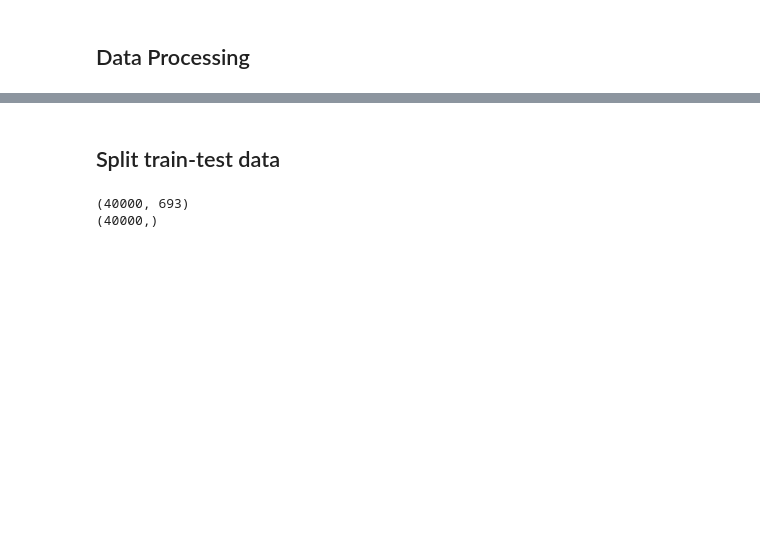
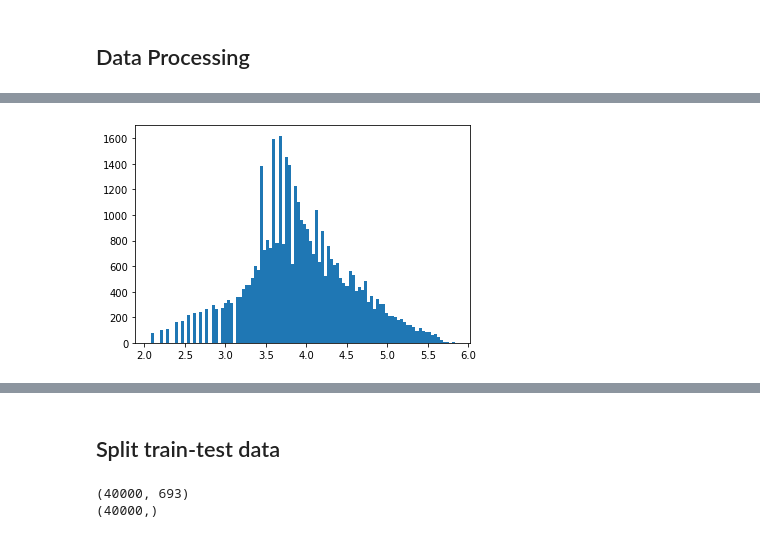
Before and after one commit to NormanHung/IMDB-Sentiment, a Jupyter notebook: SentimentAnalysis.ipynb, the cells around one changed output, grey strips where cells are left out. Drawn from its saved outputs; the diff is of its cells as text; code cells hidden in the pictures; blank space fills up the shorter version.

```diff
--- a/SentimentAnalysis.ipynb
+++ b/SentimentAnalysis.ipynb
@@ -146,0 +252,6 @@ print(np.std([len(row) - 1 for row in TrainTestX]))
+# %%
+plt.close("all")
+plt.hist([np.log(len(row) + 1) for row in TrainX_Reduced if (np.log(len(row) + 1) > 2 and np.log(len(row) + 1) < 5.85)], bins = 100)
+plt.show()
+# %% [output]
+[figure, added]
```
Also changed, not shown: parts of 122 cells of this notebook.
